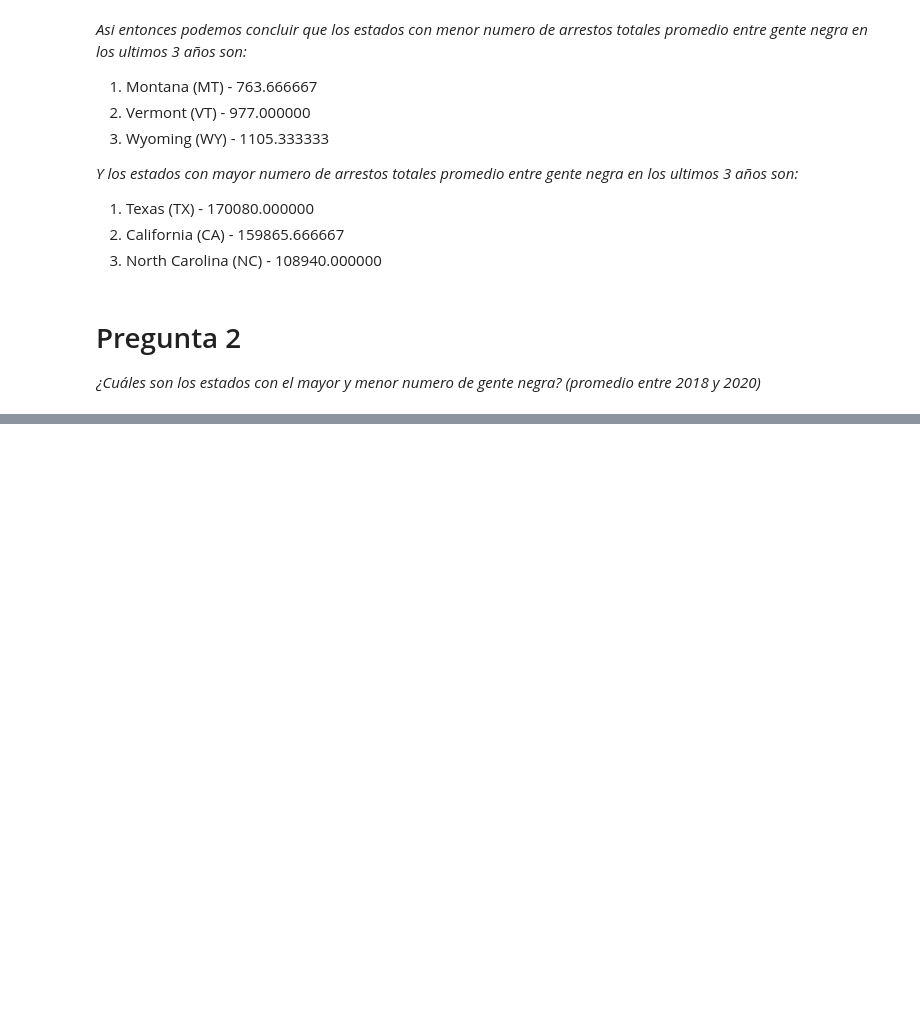
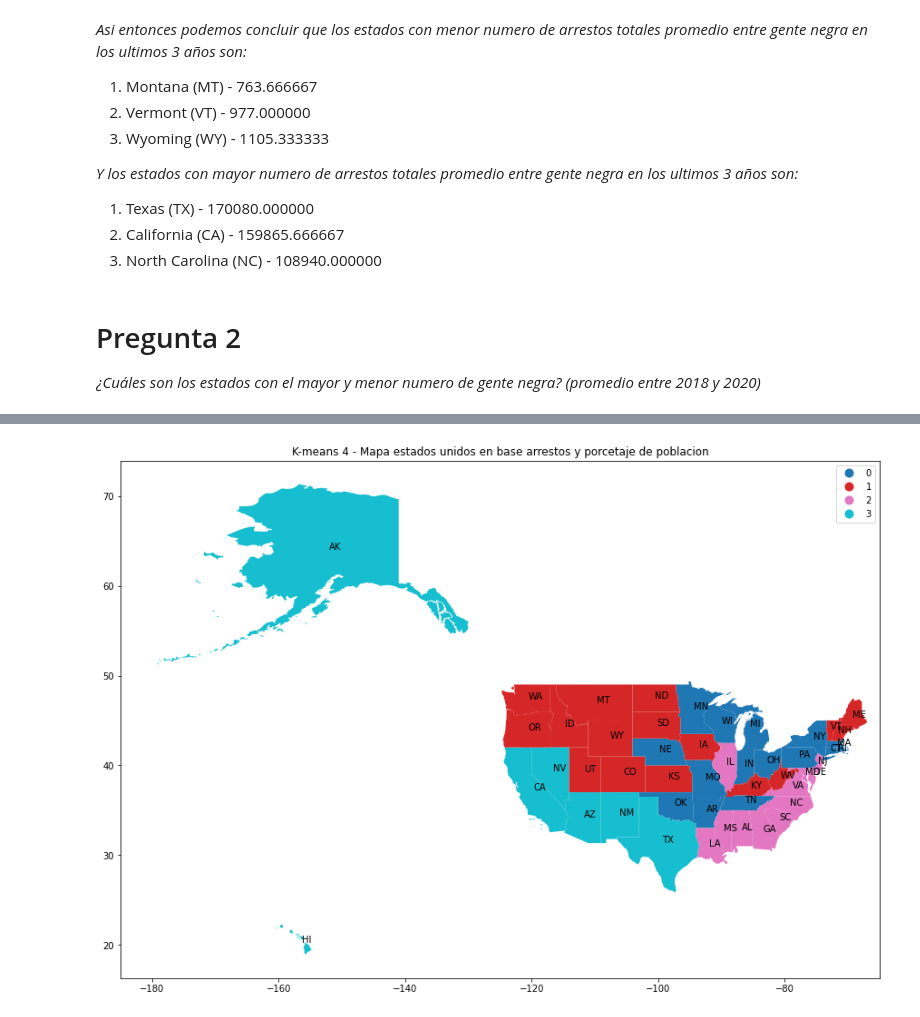
Before and after one commit to daJCP/Proyecto_Ciencia_Datos, a Jupyter notebook: Proyecto/notebook.ipynb, the cells around one changed output, grey strips where cells are left out. Saved outputs shown, nothing was run; the diff lists cells and outputs as text; code cells hidden in the pictures; blank space fills up the shorter version.

```diff
--- a/Proyecto/notebook.ipynb
+++ b/Proyecto/notebook.ipynb
@@ -602,0 +965,23 @@ See the caveats in the documentation: https://pandas.pydata.org/pandas-docs/stab
+# %%
+# 3
+kmeans = KMeans(n_clusters = 4)
+kncl = kmeans.fit(scaler_fit)
+
+data['labels'] = kncl.labels_
+df_mapa = pd.merge(data, states, left_on='state_abbr', right_on='STUSPS').set_index('STUSPS')
+
+data_mapa = gpd.GeoDataFrame(df_mapa)
+
+fig = plt.figure(figsize=(15,11))
+ax = fig.add_subplot(111)
+data_mapa.plot(column= 'labels', ax=ax, legend=True, categorical=True);
+ax.set_title('K-means 4 - Mapa estados unidos en base arrestos y porcetaje de poblacion')
+
+ax.set_xlim(-185, -65);
+
+for i in data_mapa.index:
+    plt.text(data_mapa.loc[i, 'geometry'].centroid.x , data_mapa.loc[i, 'geometry'].centroid.y , i)
+
+plt.show()
+# %% [output]
+[figure, added]
```
Also changed, not shown: parts of 30 cells of this notebook, 1 other file.
